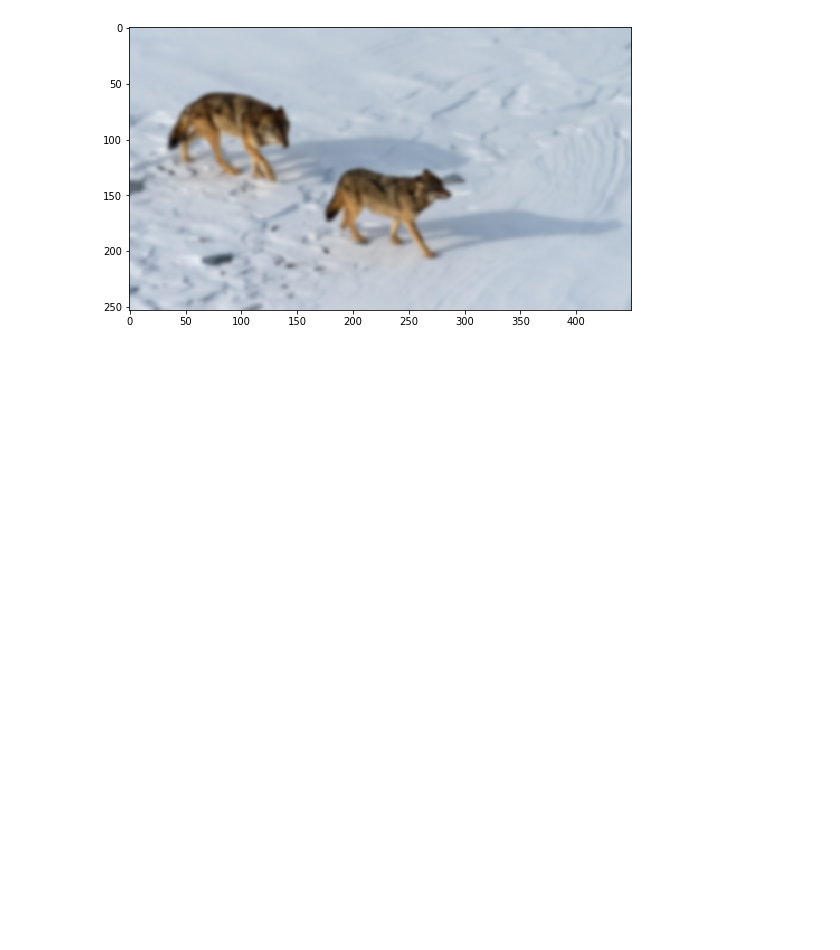
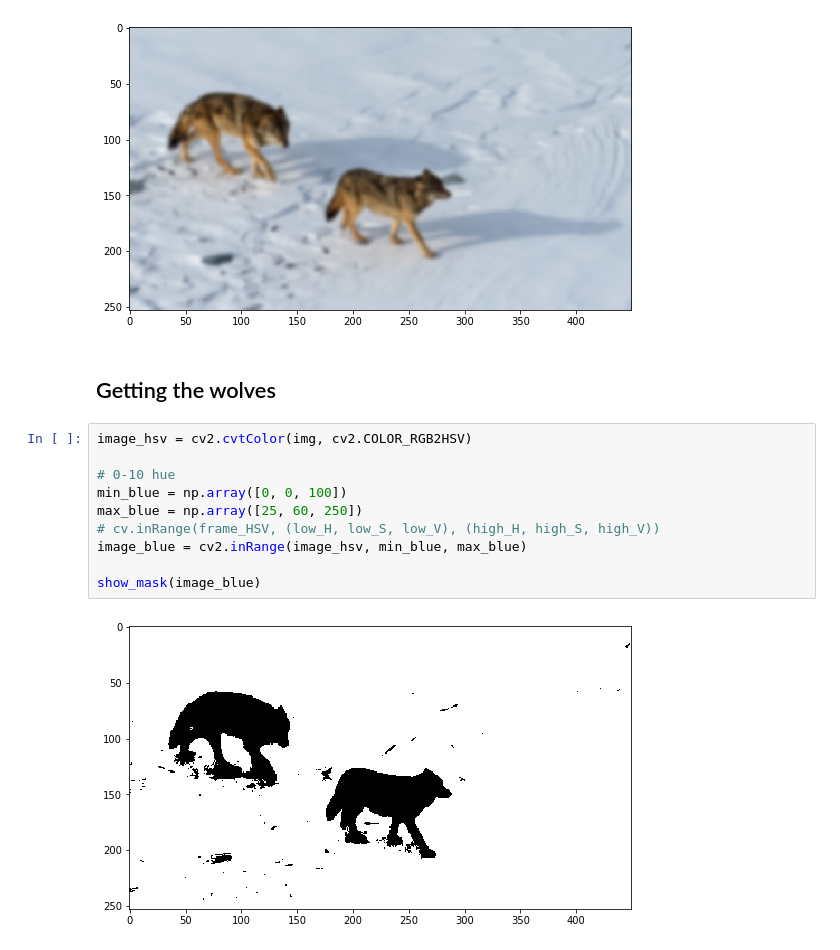
Before and after one commit to DuongVu39/Computer_Vision, a Jupyter notebook: notebook/object_detection.ipynb, the cells around one changed output. Cells and saved outputs as stored; diff of their text form; blank space fills up the shorter version.

Commit message:
create wolves mask

```diff
--- a/notebook/object_detection.ipynb
+++ b/notebook/object_detection.ipynb
@@ -156,3 +156,17 @@ image_blur = cv2.GaussianBlur(img, (9, 9), 0)
 show_rgb(image_blur)
 # %% [output]
 [figure]
+# %% [markdown]
+## Getting the wolves
+# %%
+image_hsv = cv2.cvtColor(img, cv2.COLOR_RGB2HSV)
+
+# 0-10 hue
+min_blue = np.array([0, 0, 100])
+max_blue = np.array([25, 60, 250])
+# cv.inRange(frame_HSV, (low_H, low_S, low_V), (high_H, high_S, high_V))
+image_blue = cv2.inRange(image_hsv, min_blue, max_blue)
+
+show_mask(image_blue)
+# %% [output]
+[figure, added]
```
Also changed, not shown: parts of 3 cells of this notebook.
